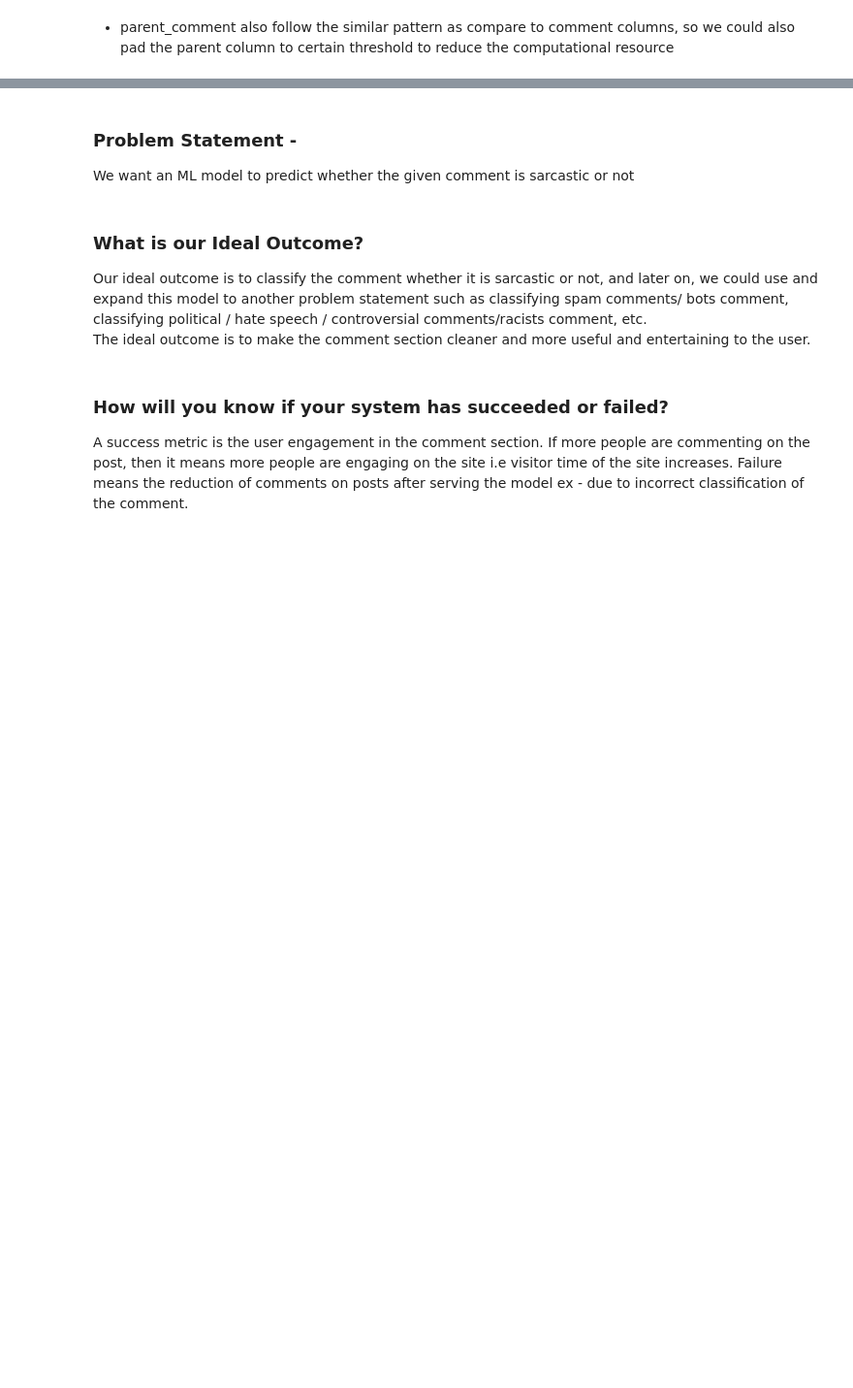
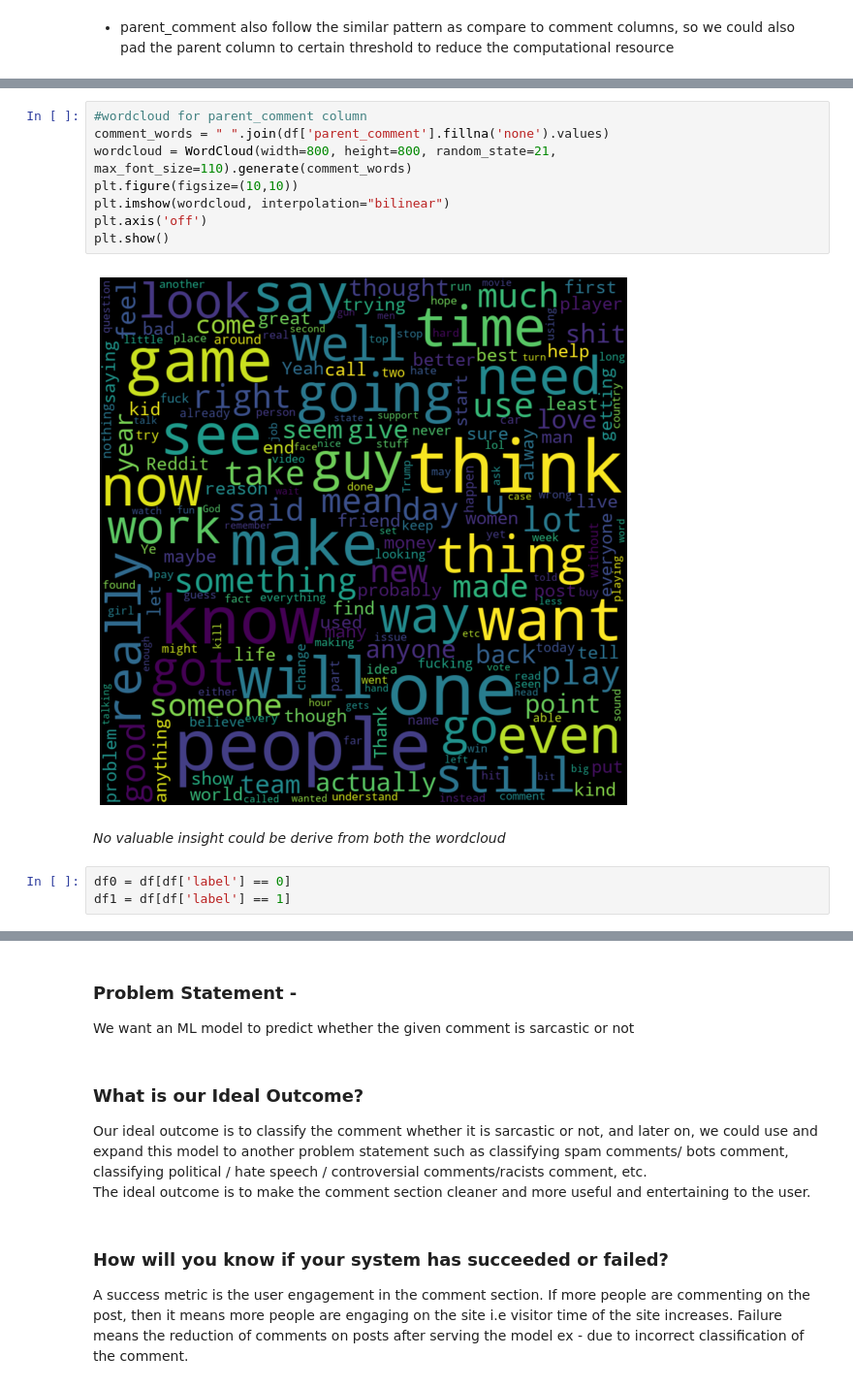
Before and after one commit to amitalokbera/Reddit-Sarcasm-Detection, a Jupyter notebook: notebooks/eda.ipynb, the cells around one changed output, grey strips where cells are left out. Shown at 97% size. Saved outputs shown, nothing was run; the diff lists cells and outputs as text; blank space fills up the shorter version.

```diff
--- a/notebooks/eda.ipynb
+++ b/notebooks/eda.ipynb
@@ -261,0 +285,15 @@ for i in range(0,110,10):
+# %%
+#wordcloud for parent_comment column
+comment_words = " ".join(df['parent_comment'].fillna('none').values)
+wordcloud = WordCloud(width=800, height=800, random_state=21, max_font_size=110).generate(comment_words)
+plt.figure(figsize=(10,10))
+plt.imshow(wordcloud, interpolation="bilinear")
+plt.axis('off')
+plt.show()
+# %% [output]
+[figure, added]
+# %% [markdown]
+*No valuable insight could be derive from both the wordcloud*
+# %%
+df0 = df[df['label'] == 0]
+df1 = df[df['label'] == 1]
```
Also changed, not shown: parts of 6 cells of this notebook, 1 other file.
